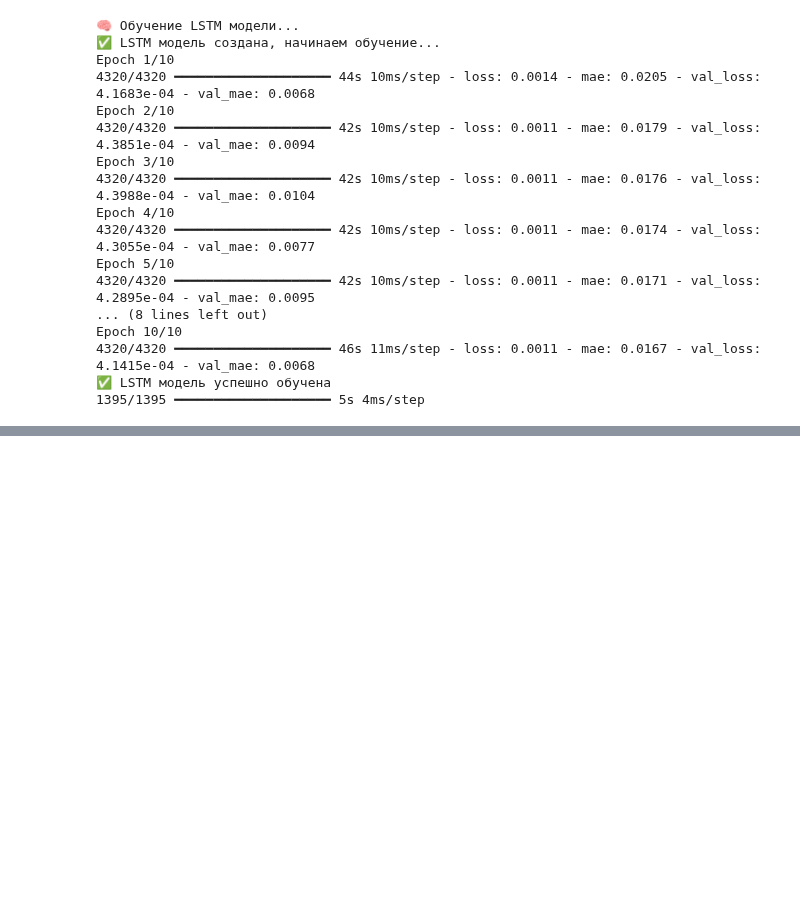
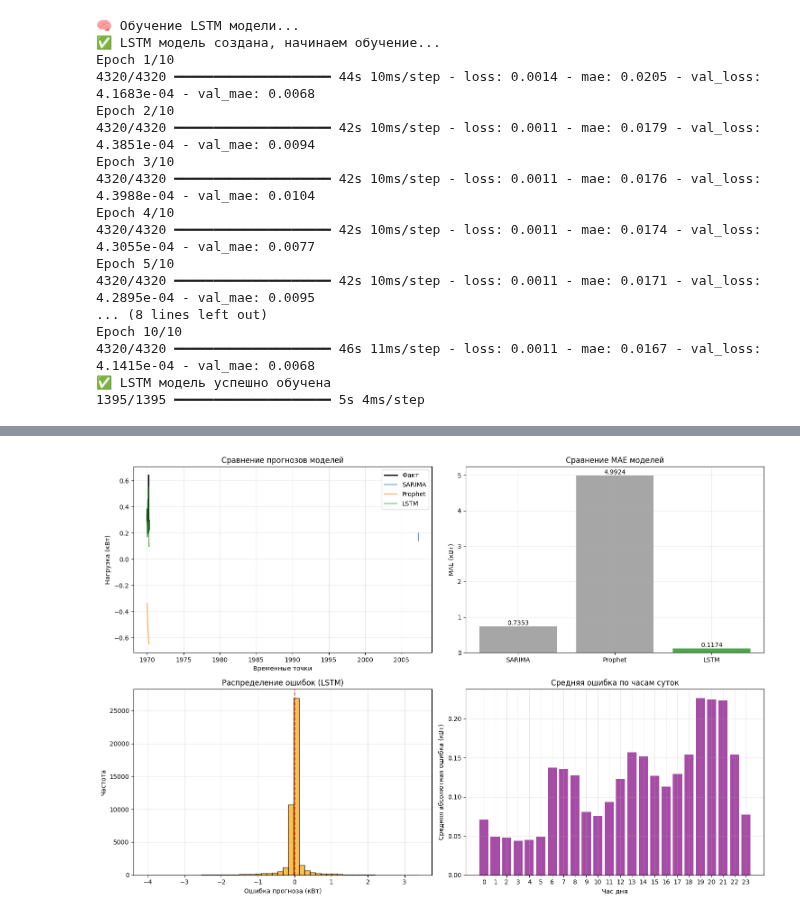
Before and after one commit to pogodaa/ML_cursovaya, a Jupyter notebook: model.ipynb, the cells around one changed output, grey strips where cells are left out. Drawn from its saved outputs; the diff is of its cells as text; code cells hidden in the pictures; blank space fills up the shorter version.

Commit message:
model

```diff
--- a/model.ipynb
+++ b/model.ipynb
@@ -537,0 +582,98 @@ print(f"Улучшение: {improvement:+.1f}%")
+# %%
+# ВИЗУАЛИЗАЦИЯ ПРОГНОЗОВ
+print("\n📈 Визуализация прогнозов...")
+
+plt.figure(figsize=(15, 10))
+
+# Берем первые 100 точек для наглядности
+sample_size = 100
+sample_start = 0
+
+# График 1: Сравнение всех моделей
+plt.subplot(2, 2, 1)
+plt.plot(val_data[target].iloc[sample_start:sample_start+sample_size].values,
+         label='Факт', linewidth=2, color='black')
+
+if 'SARIMA' in models_performance:
+    plt.plot(sarima_pred_minutes[sample_start:sample_start+sample_size],
+             label='SARIMA', alpha=0.7)
+
+if 'Prophet' in models_performance:
+    plt.plot(prophet_pred[sample_start:sample_start+sample_size],
+             label='Prophet', alpha=0.7)
+
+if 'LSTM' in models_performance:
+    # LSTM начинается с lookback, поэтому сдвигаем
+    lstm_start = lookback + sample_start
+    lstm_end = lstm_start + min(sample_size, len(lstm_pred) - sample_start)
+    if lstm_end > lstm_start:
+        plt.plot(range(sample_start, sample_start + (lstm_end - lstm_start)),
+                 lstm_pred[sample_start:sample_start + (lstm_end - lstm_start)],
+                 label='LSTM', alpha=0.7)
+
+plt.title('Сравнение прогнозов моделей')
+plt.xlabel('Временные точки')
+plt.ylabel('Нагрузка (кВт)')
+plt.legend()
+plt.grid(True, alpha=0.3)
+
+# График 2: Ошибки прогнозирования
+plt.subplot(2, 2, 2)
+if models_performance:
+    models_names = list(models_performance.keys())
+    mae_values = [models_performance[model] for model in models_names]
+
+    colors = ['green' if model == best_model_name else 'gray' for model in models_names]
+    bars = plt.bar(models_names, mae_values, color=colors, alpha=0.7)
+
+    plt.title('Сравнение MAE моделей')
+    plt.ylabel('MAE (кВт)')
+    plt.grid(True, alpha=0.3)
+
+    # Добавляем значения на столбцы
+    for bar, mae in zip(bars, mae_values):
+        plt.text(bar.get_x() + bar.get_width()/2, bar.get_height() + 0.001,
+                f'{mae:.4f}', ha='center', va='bottom')
+
+# График 3: Распределение ошибок лучшей модели
+plt.subplot(2, 2, 3)
+if best_model_name == 'SARIMA' and 'SARIMA' in models_performance:
+    errors = sarima_pred_minutes - val_data[target].values
+elif best_model_name == 'Prophet' and 'Prophet' in models_performance:
+    errors = prophet_pred - val_data[target][:len(prophet_pred)].values
+elif best_model_name == 'LSTM' and 'LSTM' in models_performance:
+    errors = lstm_pred - val_data[target][lookback:lookback+len(lstm_pred)].values
+else:
+    errors = np.array([])
+
+if len(errors) > 0:
+    plt.hist(errors, bins=50, alpha=0.7, color='orange', edgecolor='black')
+    plt.axvline(x=0, color='red', linestyle='--', alpha=0.7)
+    plt.title(f'Распределение ошибок ({best_model_name})')
+    plt.xlabel('Ошибка прогноза (кВт)')
+    plt.ylabel('Частота')
+    plt.grid(True, alpha=0.3)
+
+# График 4: Качество прогнозов по времени суток
+plt.subplot(2, 2, 4)
+if len(errors) > 0:
+    # Берем часы из валидационной выборки
+    val_hours = val_data.index.hour[lookback:lookback+len(errors)] if best_model_name == 'LSTM' else val_data.index.hour[:len(errors)]
+
+    hourly_errors = pd.DataFrame({
+        'hour': val_hours,
+        'abs_error': np.abs(errors)
+    }).groupby('hour')['abs_error'].mean()
+
+    plt.bar(hourly_errors.index, hourly_errors.values, alpha=0.7, color='purple')
+    plt.title('Средняя ошибка по часам суток')
+    plt.xlabel('Час дня')
+    plt.ylabel('Средняя абсолютная ошибка (кВт)')
+    plt.xticks(range(0, 24))
+    plt.grid(True, alpha=0.3)
+
+plt.tight_layout()
+plt.show()
+
+print("✅ Визуализация завершена!")
+# %% [output]
@@ -537,0 +681 @@ print(f"Улучшение: {improvement:+.1f}%")
+[figure, added]
```
Also changed, not shown: parts of 4 cells of this notebook, 1 other file.
